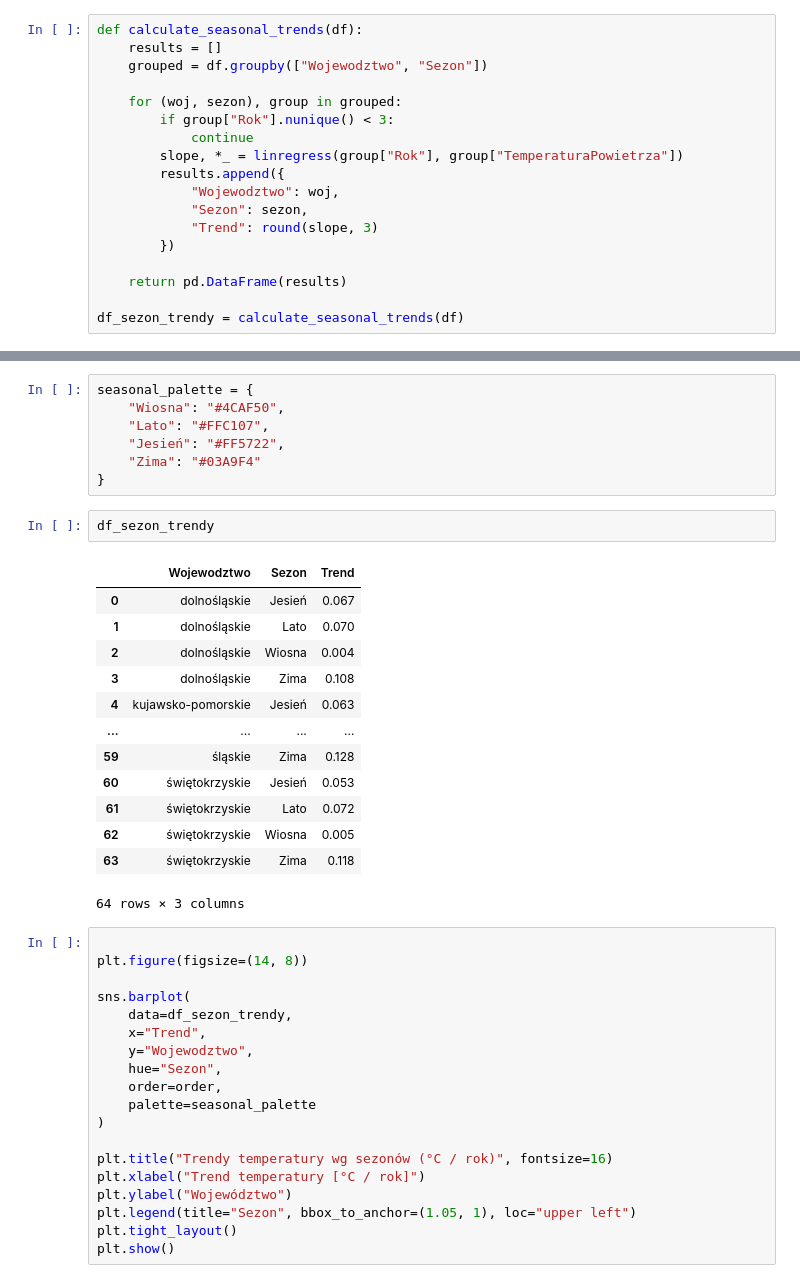
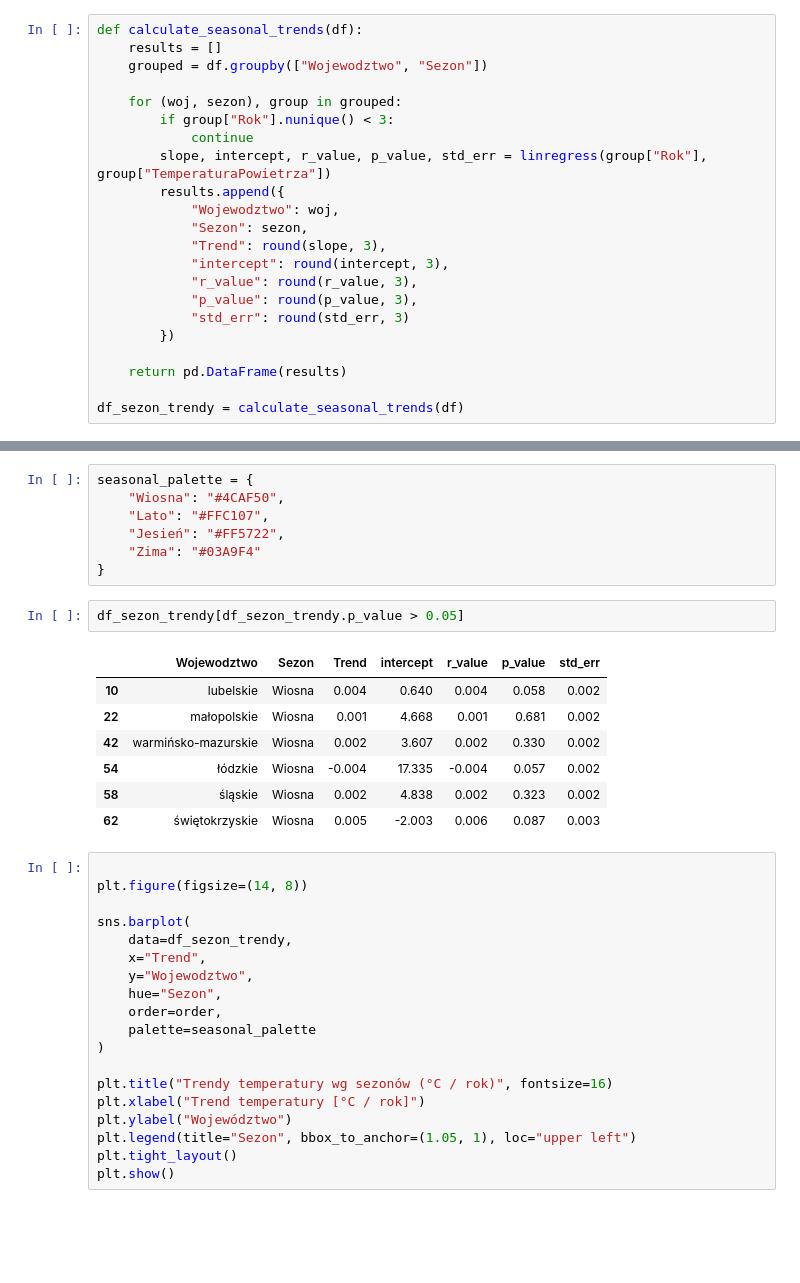
Before and after one commit to ankhralovich/wwsi-umisi, a Jupyter notebook: 2-semestr/zpd/lab-3-klimat.ipynb, the cells around one changed output, grey strips where cells are left out. Drawn from its saved outputs; the diff is of its cells as text; blank space fills up the shorter version.

```diff
--- a/2-semestr/zpd/lab-3-klimat.ipynb
+++ b/2-semestr/zpd/lab-3-klimat.ipynb
@@ -388,11 +383,15 @@ def calculate_seasonal_trends(df):
     for (woj, sezon), group in grouped:
         if group["Rok"].nunique() < 3:
             continue
-        slope, *_ = linregress(group["Rok"], group["TemperaturaPowietrza"])
+        slope, intercept, r_value, p_value, std_err = linregress(group["Rok"], group["TemperaturaPowietrza"])
         results.append({
             "Wojewodztwo": woj,
             "Sezon": sezon,
-            "Trend": round(slope, 3)
+            "Trend": round(slope, 3),
+            "intercept": round(intercept, 3),
+            "r_value": round(r_value, 3),
+            "p_value": round(p_value, 3),
+            "std_err": round(std_err, 3)
         })
 
     return pd.DataFrame(results)
@@ -412,22 +411,16 @@ seasonal_palette = {
     "Jesień": "#FF5722",
     "Zima": "#03A9F4"
 }
-# %%
-df_sezon_trendy
-# %% [output]
-|  | Wojewodztwo | Sezon | Trend |
-| 0 | dolnośląskie | Jesień | 0.067 |
-| 1 | dolnośląskie | Lato | 0.070 |
-| 2 | dolnośląskie | Wiosna | 0.004 |
-| 3 | dolnośląskie | Zima | 0.108 |
-| 4 | kujawsko-pomorskie | Jesień | 0.063 |
-| ... | ... | ... | ... |
-| 59 | śląskie | Zima | 0.128 |
-| 60 | świętokrzyskie | Jesień | 0.053 |
-| 61 | świętokrzyskie | Lato | 0.072 |
-| 62 | świętokrzyskie | Wiosna | 0.005 |
-| 63 | świętokrzyskie | Zima | 0.118 |
-64 rows × 3 columns
+# %%
+df_sezon_trendy[df_sezon_trendy.p_value > 0.05]
+# %% [output]
+|  | Wojewodztwo | Sezon | Trend | intercept | r_value | p_value | std_err |
+| 10 | lubelskie | Wiosna | 0.004 | 0.640 | 0.004 | 0.058 | 0.002 |
+| 22 | małopolskie | Wiosna | 0.001 | 4.668 | 0.001 | 0.681 | 0.002 |
+| 42 | warmińsko-mazurskie | Wiosna | 0.002 | 3.607 | 0.002 | 0.330 | 0.002 |
+| 54 | łódzkie | Wiosna | -0.004 | 17.335 | -0.004 | 0.057 | 0.002 |
+| 58 | śląskie | Wiosna | 0.002 | 4.838 | 0.002 | 0.323 | 0.002 |
+| 62 | świętokrzyskie | Wiosna | 0.005 | -2.003 | 0.006 | 0.087 | 0.003 |
 # %%
 
 plt.figure(figsize=(14, 8))
```
Also changed, not shown: parts of 18 cells of this notebook.
